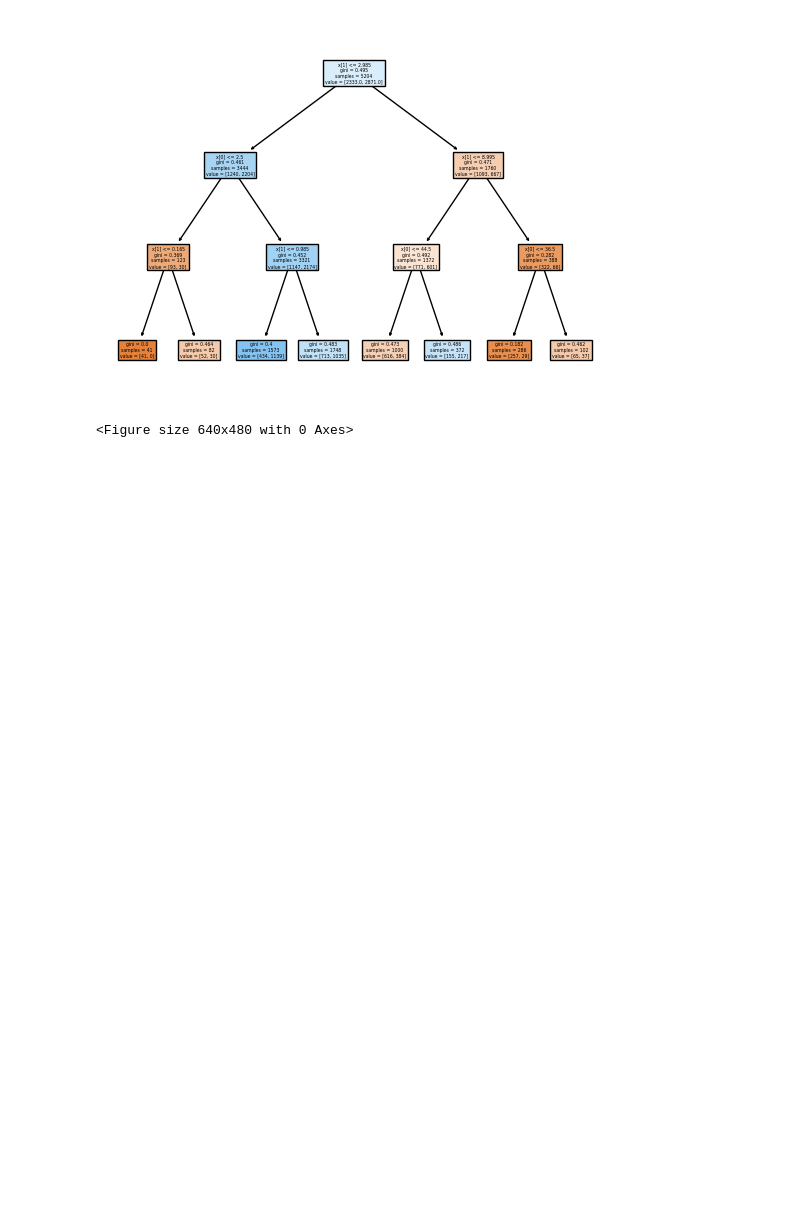
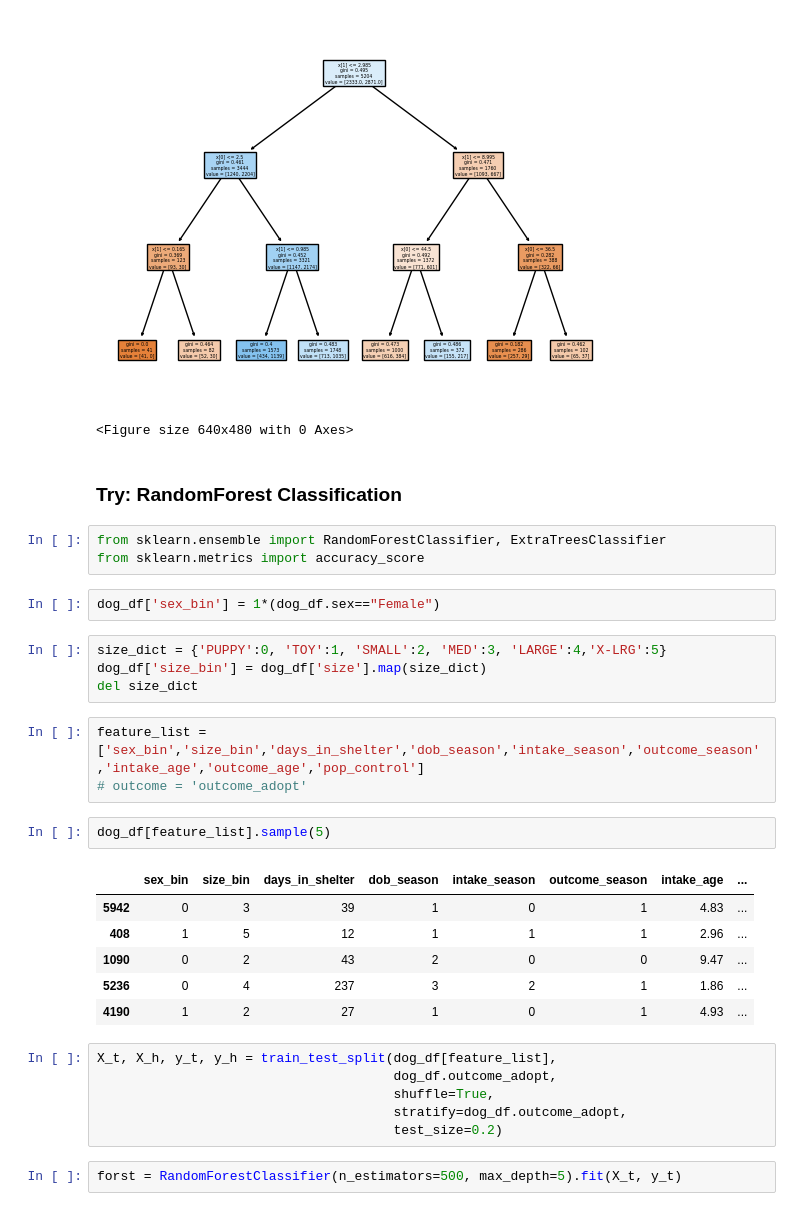
Before and after one commit to rty10/doggy-doggy-what-now, a Jupyter notebook: python_notebooks/nontemporal_modeling_01.ipynb, the cells around one changed output. Drawn from its saved outputs; the diff is of its cells as text; blank space fills up the shorter version.

```diff
--- a/python_notebooks/nontemporal_modeling_01.ipynb
+++ b/python_notebooks/nontemporal_modeling_01.ipynb
@@ -48,3 +48,34 @@ del dog_tree
 # %% [output]
 [figure]
 <Figure size 640x480 with 0 Axes>
+# %% [markdown]
+### Try: RandomForest Classification
+# %%
+from sklearn.ensemble import RandomForestClassifier, ExtraTreesClassifier
+from sklearn.metrics import accuracy_score
+# %%
+dog_df['sex_bin'] = 1*(dog_df.sex=="Female")
+# %%
+size_dict = {'PUPPY':0, 'TOY':1, 'SMALL':2, 'MED':3, 'LARGE':4,'X-LRG':5}
+dog_df['size_bin'] = dog_df['size'].map(size_dict)
+del size_dict
+# %%
+feature_list = ['sex_bin','size_bin','days_in_shelter','dob_season','intake_season','outcome_season','intake_age','outcome_age','pop_control']
+# outcome = 'outcome_adopt'
+# %%
+dog_df[feature_list].sample(5)
+# %% [output]
+|  | sex_bin | size_bin | days_in_shelter | dob_season | intake_season | outcome_season | intake_age | ... |
+| 5942 | 0 | 3 | 39 | 1 | 0 | 1 | 4.83 | ... |
+| 408 | 1 | 5 | 12 | 1 | 1 | 1 | 2.96 | ... |
+| 1090 | 0 | 2 | 43 | 2 | 0 | 0 | 9.47 | ... |
+| 5236 | 0 | 4 | 237 | 3 | 2 | 1 | 1.86 | ... |
+| 4190 | 1 | 2 | 27 | 1 | 0 | 1 | 4.93 | ... |
+# %%
+X_t, X_h, y_t, y_h = train_test_split(dog_df[feature_list],
+                                      dog_df.outcome_adopt,
+                                      shuffle=True,
+                                      stratify=dog_df.outcome_adopt,
+                                      test_size=0.2)
+# %%
+forst = RandomForestClassifier(n_estimators=500, max_depth=5).fit(X_t, y_t)
```
Also changed, not shown: parts of 9 cells of this notebook, 1 other file.
